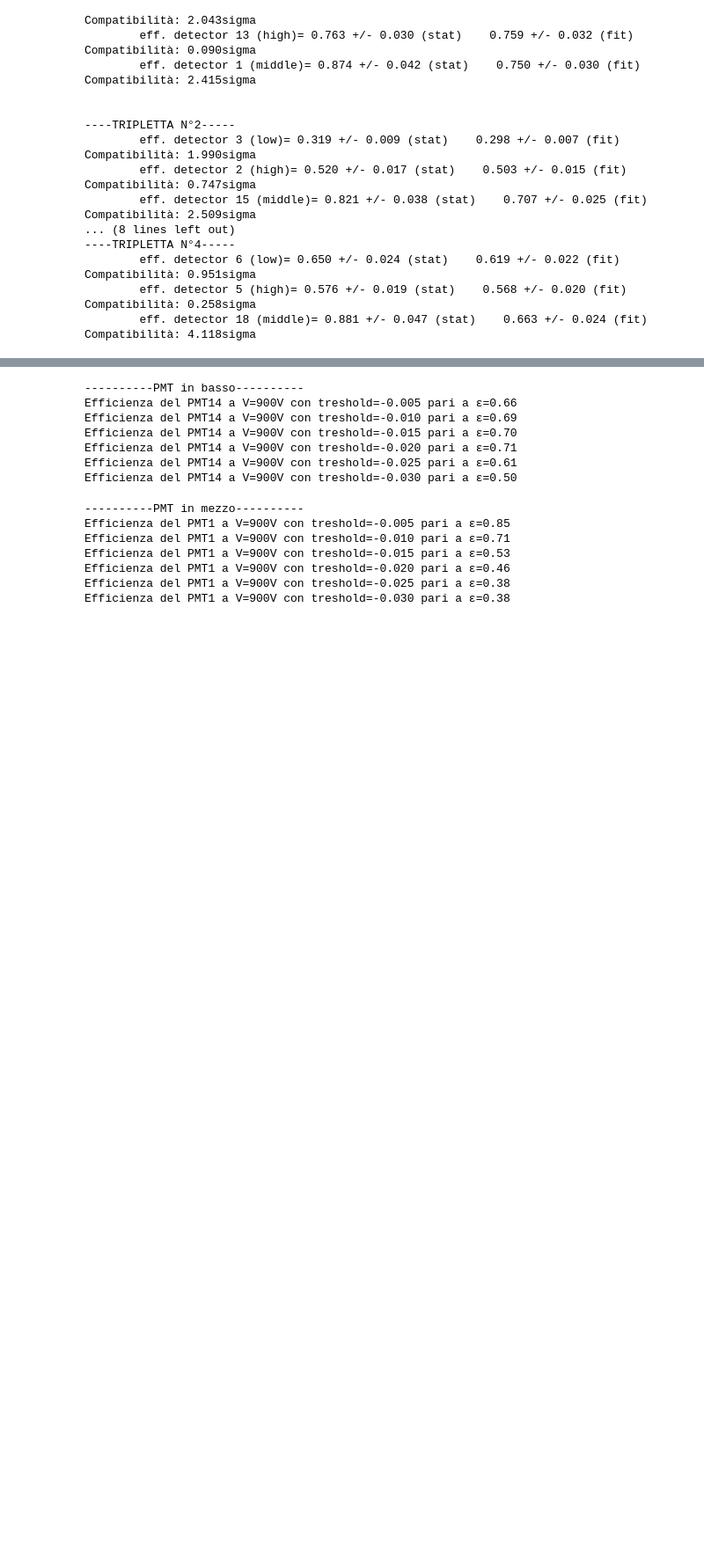
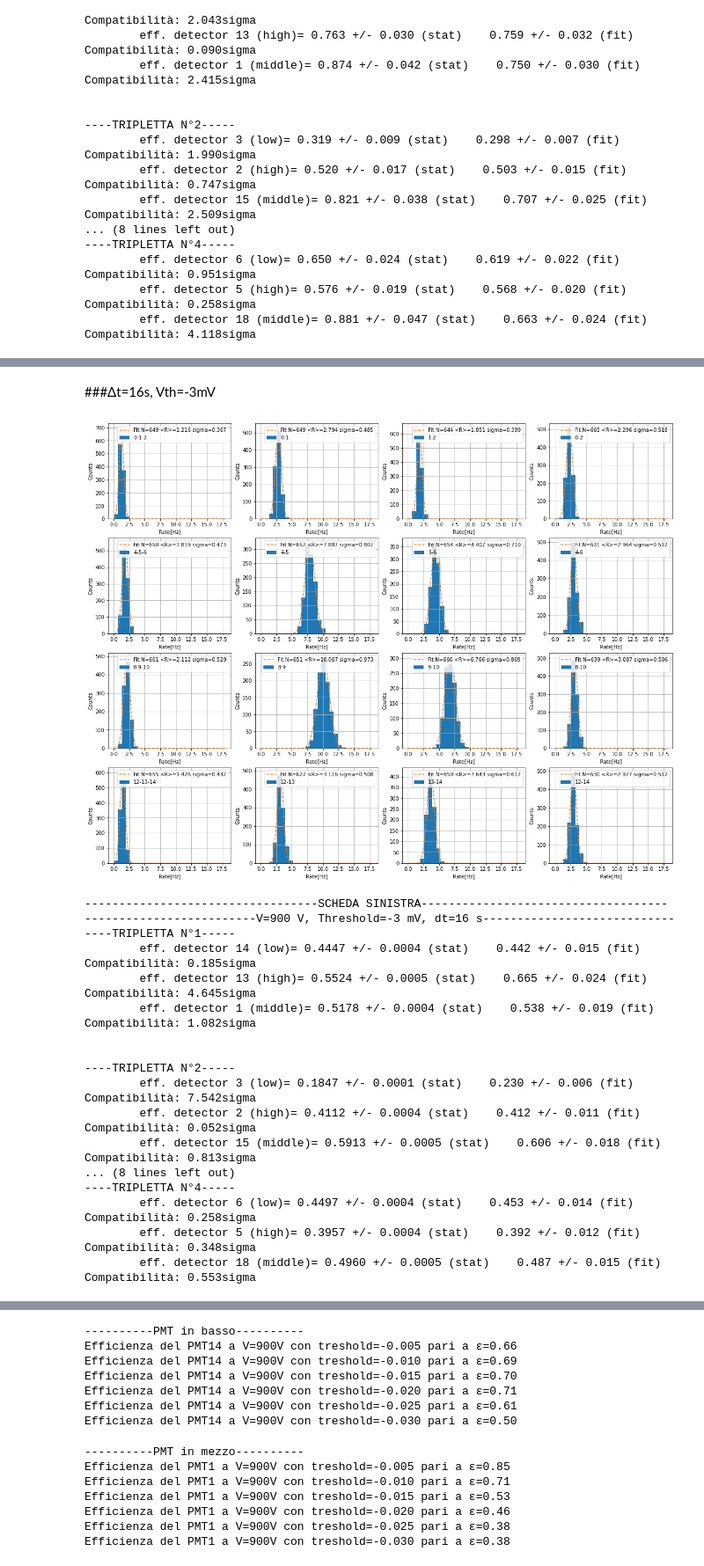
Before and after one commit to mattderri/LabII, a Jupyter notebook: SmartAbs.ipynb, the cells around one changed output, grey strips where cells are left out. Shown at 88% size. Cells and saved outputs as stored; diff of their text form; code cells hidden in the pictures; blank space fills up the shorter version.

```diff
--- a/SmartAbs.ipynb
+++ b/SmartAbs.ipynb
@@ -394,0 +531,23 @@ for i in range(0, 4):
+# %% [markdown]
+###Δt=16s, Vth=-3mV
+# %%
+analysis_rate("/content/drive/MyDrive/SmartAbs 2022/Misure 31 03/rates_gate_16s_Vth_3mV.dat",3,16)
+# %% [output]
+[figure, added]
+----------------------------------SCHEDA SINISTRA------------------------------------
+-------------------------V=900 V, Threshold=-3 mV, dt=16 s----------------------------
+----TRIPLETTA N°1-----
+        eff. detector 14 (low)= 0.4447 +/- 0.0004 (stat)    0.442 +/- 0.015 (fit)       Compatibilità: 0.185sigma
+        eff. detector 13 (high)= 0.5524 +/- 0.0005 (stat)    0.665 +/- 0.024 (fit)       Compatibilità: 4.645sigma
+        eff. detector 1 (middle)= 0.5178 +/- 0.0004 (stat)    0.538 +/- 0.019 (fit)       Compatibilità: 1.082sigma
+
+
+----TRIPLETTA N°2-----
+        eff. detector 3 (low)= 0.1847 +/- 0.0001 (stat)    0.230 +/- 0.006 (fit)       Compatibilità: 7.542sigma
+        eff. detector 2 (high)= 0.4112 +/- 0.0004 (stat)    0.412 +/- 0.011 (fit)       Compatibilità: 0.052sigma
+        eff. detector 15 (middle)= 0.5913 +/- 0.0005 (stat)    0.606 +/- 0.018 (fit)       Compatibilità: 0.813sigma
+... (8 lines left out)
+----TRIPLETTA N°4-----
+        eff. detector 6 (low)= 0.4497 +/- 0.0004 (stat)    0.453 +/- 0.014 (fit)       Compatibilità: 0.258sigma
+        eff. detector 5 (high)= 0.3957 +/- 0.0004 (stat)    0.392 +/- 0.012 (fit)       Compatibilità: 0.348sigma
+        eff. detector 18 (middle)= 0.4960 +/- 0.0005 (stat)    0.487 +/- 0.015 (fit)       Compatibilità: 0.553sigma
```
Also changed, not shown: parts of 48 cells of this notebook.
